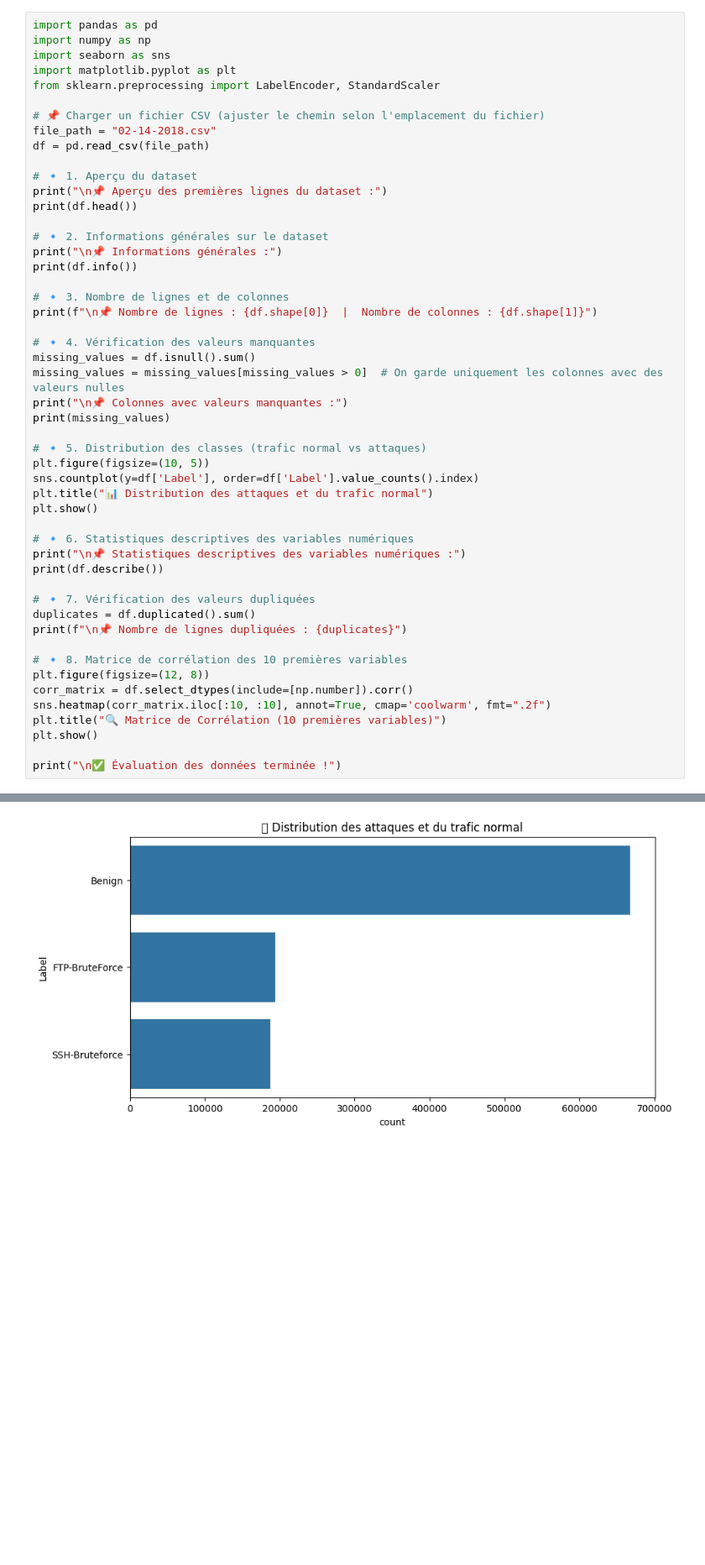
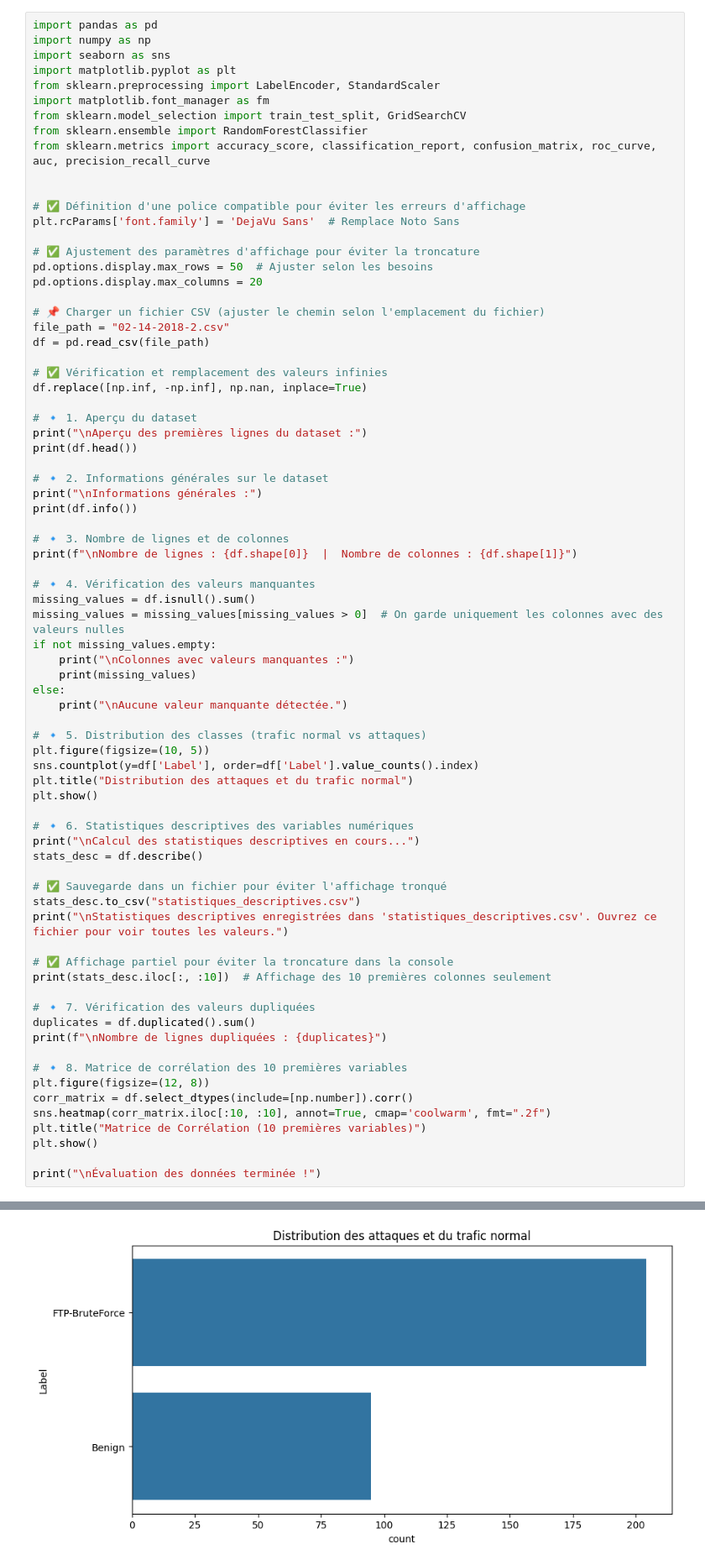
Before and after one commit to alexetne/projettaieb, a Jupyter notebook: ex2.ipynb, the cells around one changed output, grey strips where cells are left out. Shown: that part at 84% size. Cells and saved outputs as stored; diff of their text form; blank space fills up the shorter version.

```diff
--- a/ex2.ipynb
+++ b/ex2.ipynb
@@ -151,48 +151,73 @@ import numpy as np
 import seaborn as sns
 import matplotlib.pyplot as plt
 from sklearn.preprocessing import LabelEncoder, StandardScaler
+import matplotlib.font_manager as fm
+from sklearn.model_selection import train_test_split, GridSearchCV
+from sklearn.ensemble import RandomForestClassifier
+from sklearn.metrics import accuracy_score, classification_report, confusion_matrix, roc_curve, auc, precision_recall_curve
+
+
+# ✅ Définition d'une police compatible pour éviter les erreurs d'affichage
+plt.rcParams['font.family'] = 'DejaVu Sans'  # Remplace Noto Sans
+
+# ✅ Ajustement des paramètres d'affichage pour éviter la troncature
+pd.options.display.max_rows = 50  # Ajuster selon les besoins
+pd.options.display.max_columns = 20
 
 # 📌 Charger un fichier CSV (ajuster le chemin selon l'emplacement du fichier)
-file_path = "02-14-2018.csv"
+file_path = "02-14-2018-2.csv"
 df = pd.read_csv(file_path)
 
+# ✅ Vérification et remplacement des valeurs infinies
+df.replace([np.inf, -np.inf], np.nan, inplace=True)
+
 # 🔹 1. Aperçu du dataset
-print("\n📌 Aperçu des premières lignes du dataset :")
+print("\nAperçu des premières lignes du dataset :")
 print(df.head())
 
 # 🔹 2. Informations générales sur le dataset
-print("\n📌 Informations générales :")
+print("\nInformations générales :")
 print(df.info())
 
 # 🔹 3. Nombre de lignes et de colonnes
-print(f"\n📌 Nombre de lignes : {df.shape[0]}  |  Nombre de colonnes : {df.shape[1]}")
+print(f"\nNombre de lignes : {df.shape[0]}  |  Nombre de colonnes : {df.shape[1]}")
 
 # 🔹 4. Vérification des valeurs manquantes
 missing_values = df.isnull().sum()
 missing_values = missing_values[missing_values > 0]  # On garde uniquement les colonnes avec des valeurs nulles
-print("\n📌 Colonnes avec valeurs manquantes :")
-print(missing_values)
+if not missing_values.empty:
+    print("\nColonnes avec valeurs manquantes :")
+    print(missing_values)
+else:
+    print("\nAucune valeur manquante détectée.")
 
 # 🔹 5. Distribution des classes (trafic normal vs attaques)
 plt.figure(figsize=(10, 5))
 sns.countplot(y=df['Label'], order=df['Label'].value_counts().index)
-plt.title("📊 Distribution des attaques et du trafic normal")
+plt.title("Distribution des attaques et du trafic normal")
 plt.show()
 
 # 🔹 6. Statistiques descriptives des variables numériques
-print("\n📌 Statistiques descriptives des variables numériques :")
-print(df.describe())
+print("\nCalcul des statistiques descriptives en cours...")
+stats_desc = df.describe()
+
+# ✅ Sauvegarde dans un fichier pour éviter l'affichage tronqué
+stats_desc.to_csv("statistiques_descriptives.csv")
+print("\nStatistiques descriptives enregistrées dans 'statistiques_descriptives.csv'. Ouvrez ce fichier pour voir toutes les valeurs.")
+
+# ✅ Affichage partiel pour éviter la troncature dans la console
+print(stats_desc.iloc[:, :10])  # Affichage des 10 premières colonnes seulement
 
 # 🔹 7. Vérification des valeurs dupliquées
 duplicates = df.duplicated().sum()
-print(f"\n📌 Nombre de lignes dupliquées : {duplicates}")
+print(f"\nNombre de lignes dupliquées : {duplicates}")
 
 # 🔹 8. Matrice de corrélation des 10 premières variables
 plt.figure(figsize=(12, 8))
 corr_matrix = df.select_dtypes(include=[np.number]).corr()
 sns.heatmap(corr_matrix.iloc[:10, :10], annot=True, cmap='coolwarm', fmt=".2f")
-plt.title("🔍 Matrice de Corrélation (10 premières variables)")
+plt.title("Matrice de Corrélation (10 premières variables)")
 plt.show()
 
-print("\n✅ Évaluation des données terminée !")
+print("\nÉvaluation des données terminée !")
 # %% [output]
@@ -216 +241 @@ dtype: int64
-[figure, old version]
+[figure, new version]
```
Also changed, not shown: parts of 11 cells of this notebook, 4 other files.
